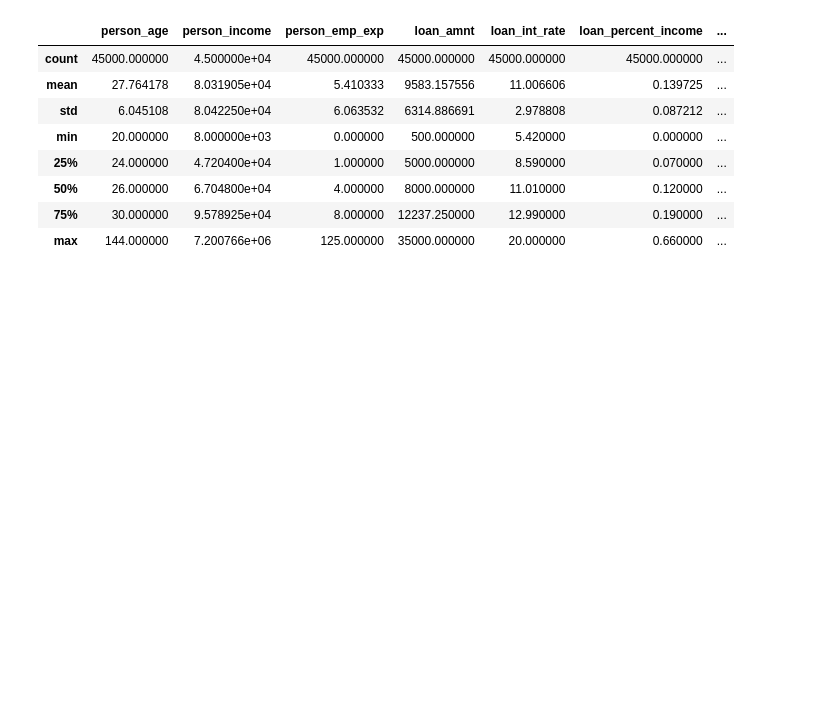
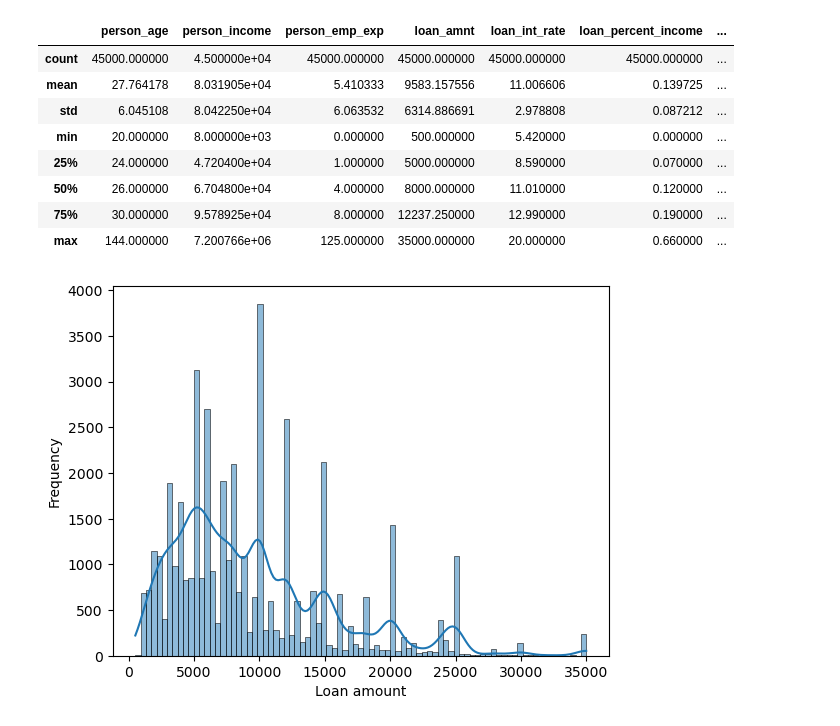
Before and after one commit to ShulimanHossain/Predictive-Analysis-of-Loan-Approval-Using-Data-Science-and-ML, a Jupyter notebook: loan.ipynb, the cells around one changed output. Saved outputs shown, nothing was run; the diff lists cells and outputs as text; code cells hidden in the pictures; blank space fills up the shorter version.

```diff
--- a/loan.ipynb
+++ b/loan.ipynb
@@ -60,3 +81,11 @@ df.describe()
 | 50% | 26.000000 | 6.704800e+04 | 4.000000 | 8000.000000 | 11.010000 | 0.120000 | ... |
 | 75% | 30.000000 | 9.578925e+04 | 8.000000 | 12237.250000 | 12.990000 | 0.190000 | ... |
 | max | 144.000000 | 7.200766e+06 | 125.000000 | 35000.000000 | 20.000000 | 0.660000 | ... |
+# %%
+
+sns.histplot(df['loan_amnt'], kde=True)
+plt.xlabel("Loan amount")
+plt.ylabel("Frequency")
+plt.show()
+# %% [output]
+[figure, added]
```
Also changed, not shown: parts of 8 cells of this notebook.
